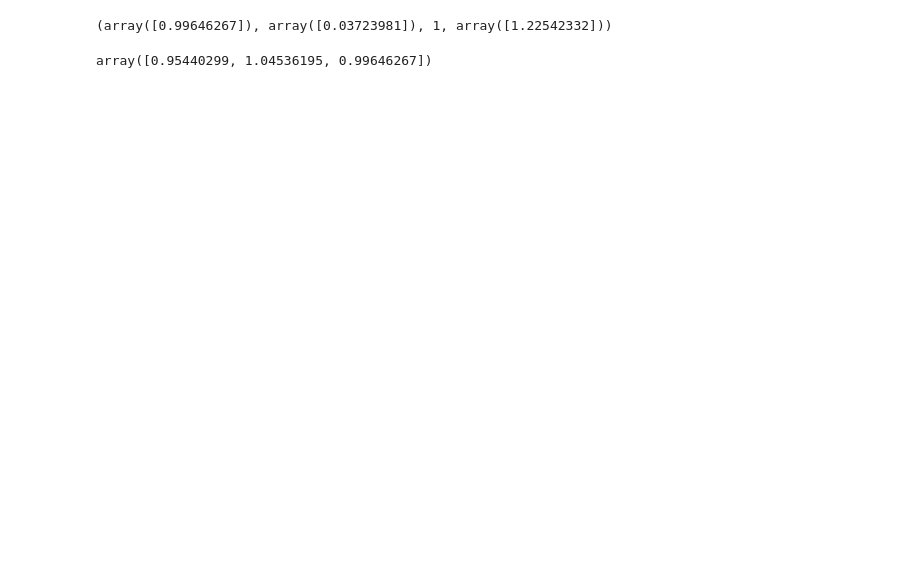
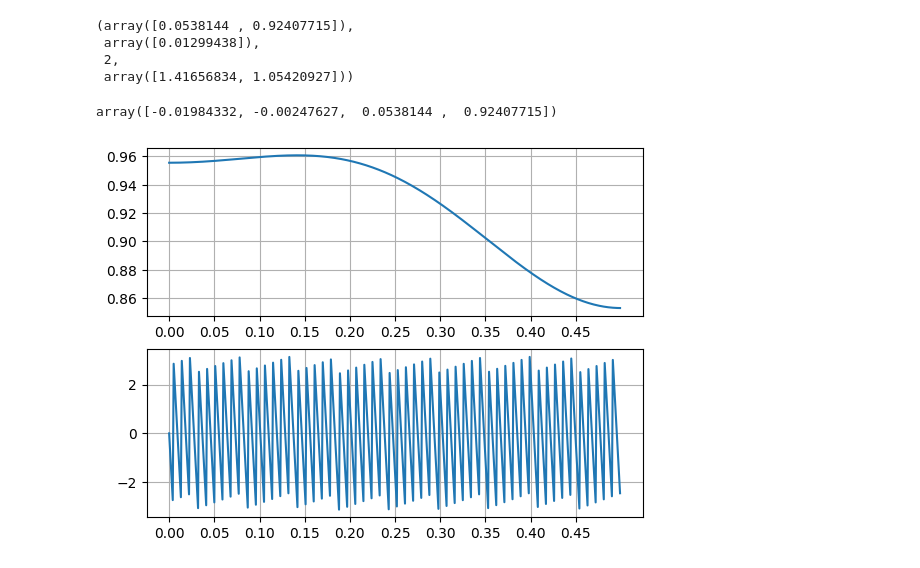
Before and after one commit to yammouch/js_lesson, a Jupyter notebook: 0020_audio/n006.ipynb, the cells around one changed output. Saved outputs shown, nothing was run; the diff lists cells and outputs as text; code cells hidden in the pictures; blank space fills up the shorter version.

```diff
--- a/0020_audio/n006.ipynb
+++ b/0020_audio/n006.ipynb
@@ -24,7 +24,7 @@ def make_ddelay(div_ratio, n):
 # %%
 n_harm = 1
 div_ratio = 48000/440
-ddelay = np.array(make_ddelay(div_ratio, 3)[::-1])
+ddelay = np.array(make_ddelay(div_ratio, 4)[::-1])
 phase_delay = -2*np.pi*ddelay[None, :]/div_ratio*np.arange(1, n_harm+1)[:, None]
 # %%
 div_ratio, ddelay, phase_delay
@@ -73,12 +74,29 @@ dof = np.linalg.lstsq(a, b, rcond=-1)
 # %%
 dof
 # %% [output]
-(array([0.99646267]), array([0.03723981]), 1, array([1.22542332]))
+(array([0.0538144 , 0.92407715]),
+ array([0.01299438]),
+ 2,
+ array([1.41656834, 1.05420927]))
 # %%
 coeff = np.hstack(
-    (np.dot(constraint, np.hstack((dof[0], [1]))),
+    (np.dot(constraint, np.hstack((dof[0], [-1]))),
      dof[0]))
 # %%
 coeff
 # %% [output]
-array([0.95440299, 1.04536195, 0.99646267])
+array([-0.01984332, -0.00247627,  0.0538144 ,  0.92407715])
+# %%
+f_norm_test = np.arange(0, 0.5, 0.001)
+# %%
+transf = (np.exp(-2j*np.pi*ddelay[None, :]*f_norm_test[:, None])*coeff[None, :]).sum(axis=1)
+# %%
+fig, ax = plt.subplots(2)
+ax[0].plot(f_norm_test, np.abs(transf))
+ax[1].plot(f_norm_test, np.angle(transf))
+ax[0].set_xticks(f_norm_test[0::50])
+ax[0].grid()
+ax[1].set_xticks(f_norm_test[0::50])
+ax[1].grid()
+# %% [output]
+[figure, added]
```
Also changed, not shown: parts of 6 cells of this notebook.
